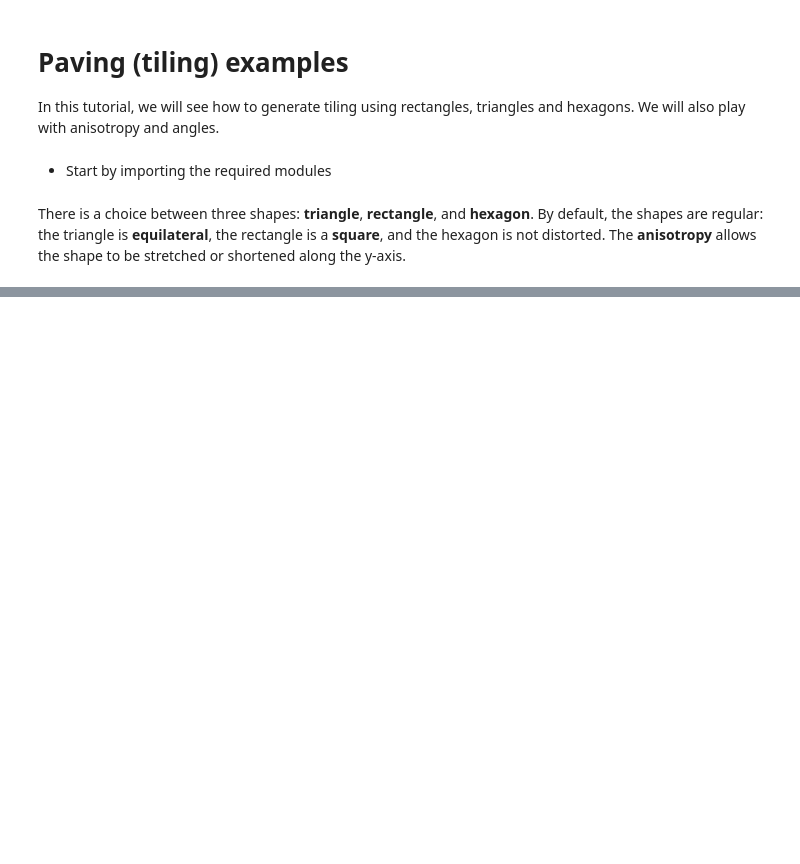
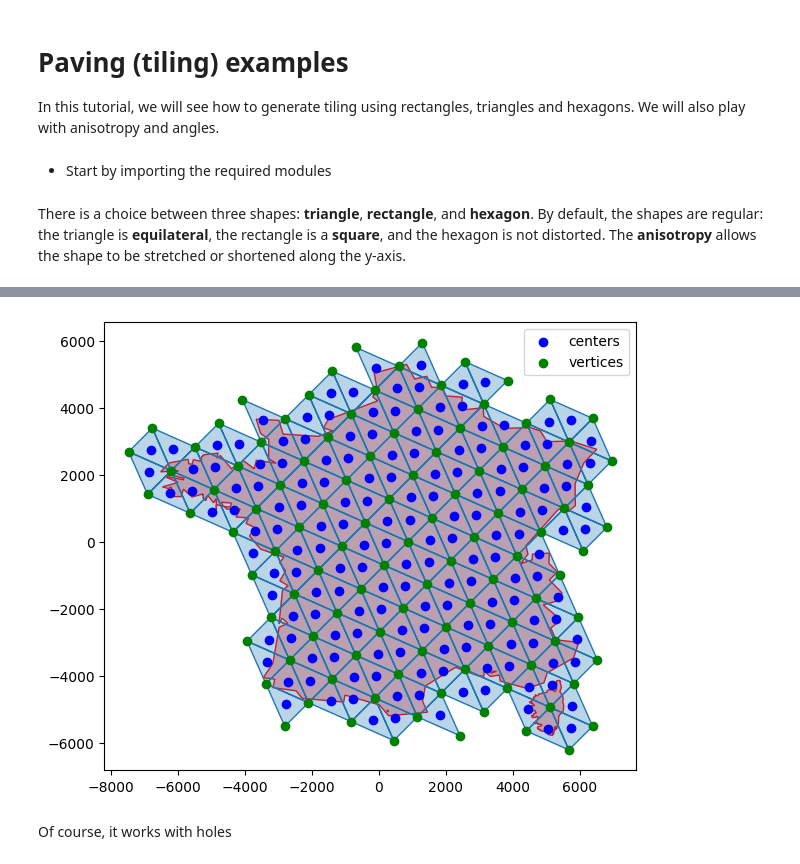
Before and after one commit to antoinecollet5/quickpaver, a Jupyter notebook: notebooks/paving_examples.ipynb, the cells around one changed output, grey strips where cells are left out. Saved outputs shown, nothing was run; the diff lists cells and outputs as text; code cells hidden in the pictures; blank space fills up the shorter version.

```diff
--- a/notebooks/paving_examples.ipynb
+++ b/notebooks/paving_examples.ipynb
@@ -219,0 +225,15 @@ TODO.
+# %%
+centers2 = quickpaver.extract_tiling_centers(grid_triangles_rot_ani.geoms)
+vertices2, v_c_adj2, clusters_3 = quickpaver.extract_tiling_vertices(
+    grid_triangles_rot_ani.geoms
+)
+
+plotter3 = plot_helper(grid_triangles_rot_ani, france_and_corsica)
+plotter3.axes[0].scatter(centers2[:, 0], centers2[:, 1], color="b", label="centers")
+plotter3.axes[0].scatter(vertices2[:, 0], vertices2[:, 1], color="g", label="vertices")
+plotter3.axes[0].legend()
+plotter3
+# %% [output]
+[figure, added]
+# %% [markdown]
+Of course, it works with holes
```
Also changed, not shown: parts of 56 cells of this notebook, 22 other files.
